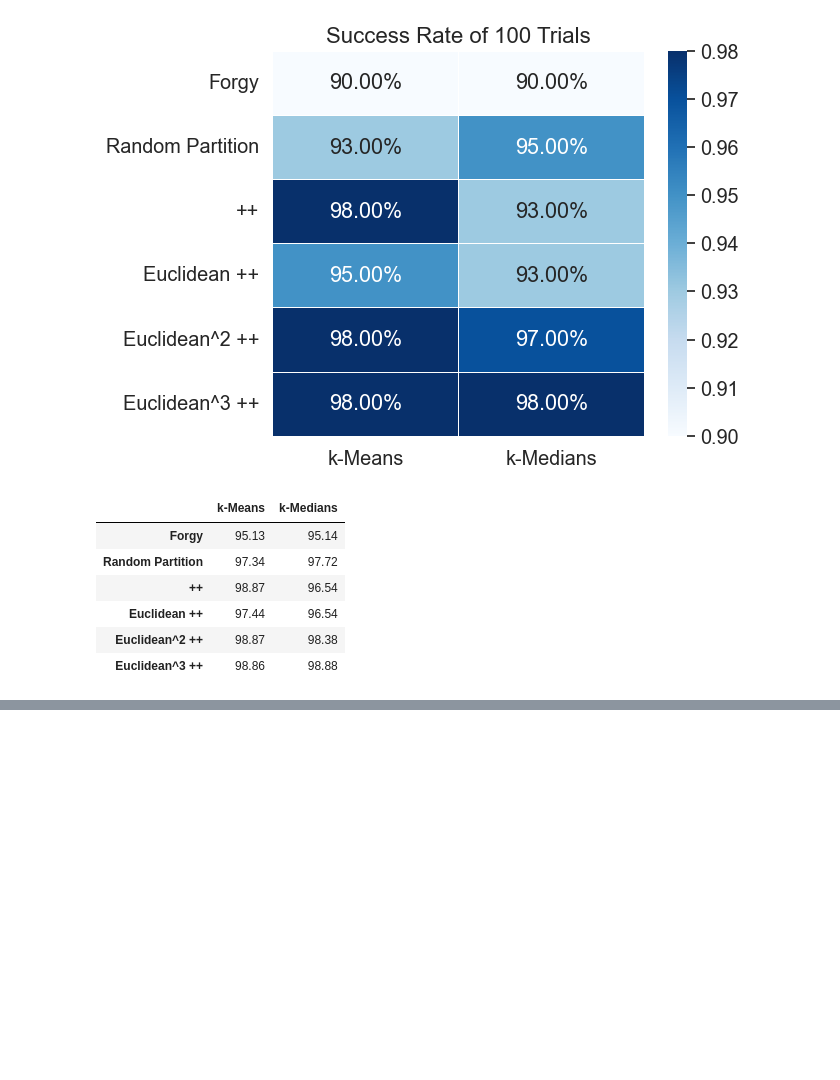
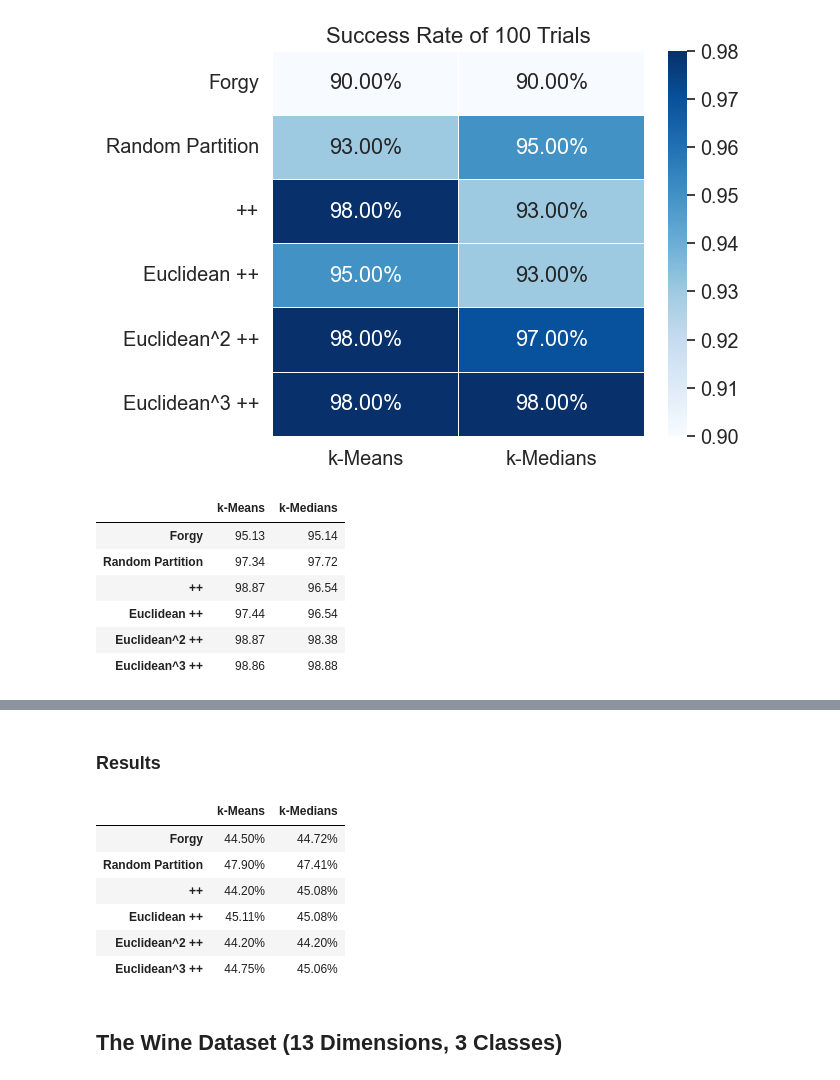
Before and after one commit to KataTech/OTFactorDiscovery, a Jupyter notebook: daniel/Clustering/initialization_study.ipynb, the cells around one changed output, grey strips where cells are left out. Drawn from its saved outputs; the diff is of its cells as text; code cells hidden in the pictures; blank space fills up the shorter version.

```diff
--- a/daniel/Clustering/initialization_study.ipynb
+++ b/daniel/Clustering/initialization_study.ipynb
@@ -227,0 +612,8 @@ df_styled
+# %%
+# import the Glass dataset
+glass_df = pd.read_csv('data/glass/glass.data', header=None)
+glass_X = glass_df.iloc[:, 1:-1].values  # assuming the last column is the target
+glass_y = glass_df.iloc[:, -1].values  # assuming the last column is the target
+
+# scale the data
+glass_X = skpp.StandardScaler().fit_transform(glass_X)
@@ -227,0 +663,71 @@ df_styled
+# %% [markdown]
+### Results
+# %%
+# Define your labels for the axes
+initializations_labels = ['Forgy', 'Random Partition', '++', 'Euclidean ++', 'Euclidean^2 ++', 'Euclidean^3 ++']
+
+# Convert the numpy arrays to pandas DataFrame
+glass_df = pd.DataFrame(glass_accuracies,
+                  index=initializations_labels,
+                  columns=['k-Means', 'k-Medians'])
+
+# Move decimal two places to the right and round off at the second decimal place
+glass_df = glass_df * 100
+
+# Create a function to apply a serif font
+def apply_font(s):
+    return ['font-family: serif' for v in s]
+
+# Apply the font, add borders and color the cells
+glass_df_styled = glass_df.style.apply(apply_font)
+
+glass_df_styled.set_table_styles([
+    {
+        'selector': 'th',
+        'props': [
+            ('font-family', 'serif'),
+            ('padding', '8px 30px'),  # Increased right and left padding
+            ('text-align', 'center')  # Center the text
+        ]
+    },
+    {
+        'selector': 'td',
+        'props': [
+            ('padding', '8px 30px'),  # Increased right and left padding
+            ('text-align', 'center')  # Center the text
+        ]
+    },
+    {
+        'selector': 'tr:nth-of-type(even)',
+        'props': [
+            ('background', 'white'),
+        ]
+    },
+    {
+        'selector': 'tr:nth-of-type(odd)',
+        'props': [
+            ('background', 'white'),
+        ]
+    }
+], overwrite=False)  # Do not overwrite previous styles
+
+# Create a custom colormap
+cmap = colors.LinearSegmentedColormap.from_list("mycmap", ["white", "plum"])
+
+# Apply background gradient
+glass_df_styled.background_gradient(cmap=cmap, axis=None, vmax=100*max(glass_accuracies.flatten()))
+
+# Set precision to two decimal places
+glass_df_styled.format("{:.2f}%")
+
+glass_df_styled
+# %% [output]
+|  | k-Means | k-Medians |
+| Forgy | 44.50% | 44.72% |
+| Random Partition | 47.90% | 47.41% |
+| ++ | 44.20% | 45.08% |
+| Euclidean ++ | 45.11% | 45.08% |
+| Euclidean^2 ++ | 44.20% | 44.20% |
+| Euclidean^3 ++ | 44.75% | 45.06% |
+# %% [markdown]
+## The Wine Dataset (13 Dimensions, 3 Classes)
```
Also changed, not shown: parts of 40 cells of this notebook, 21 other files.
